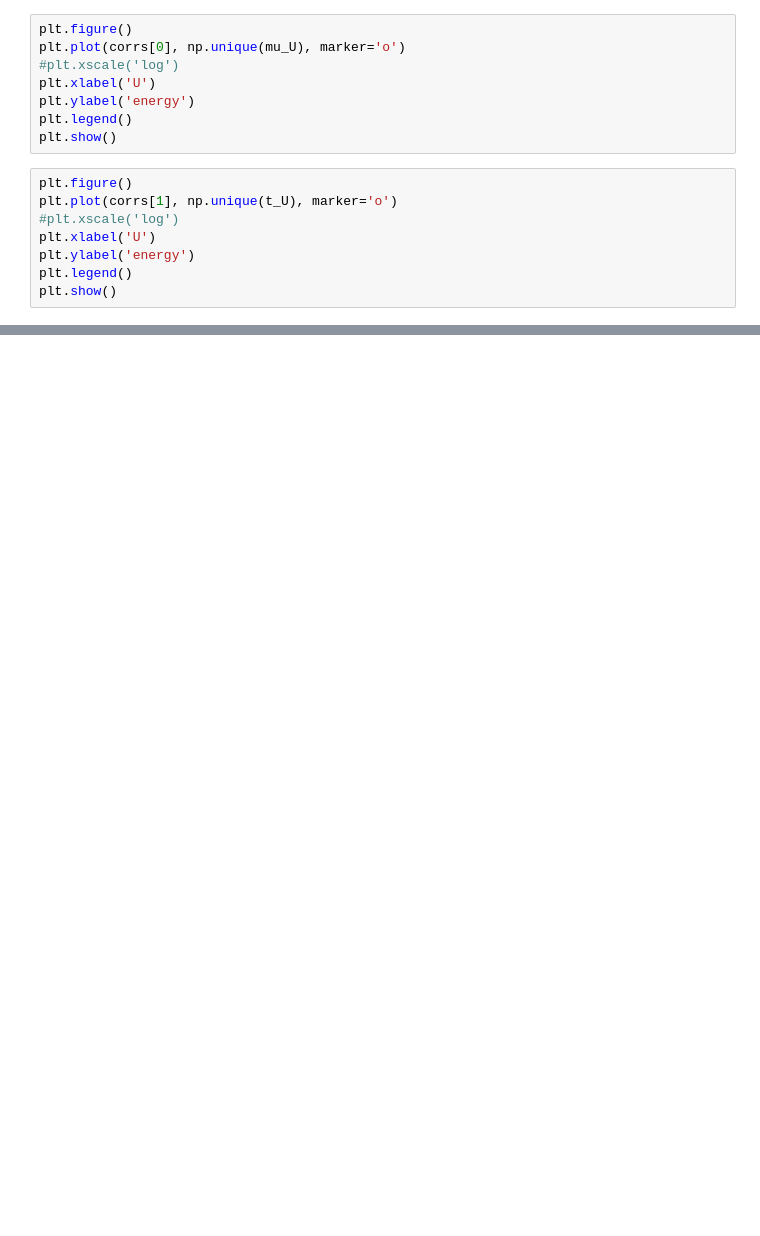
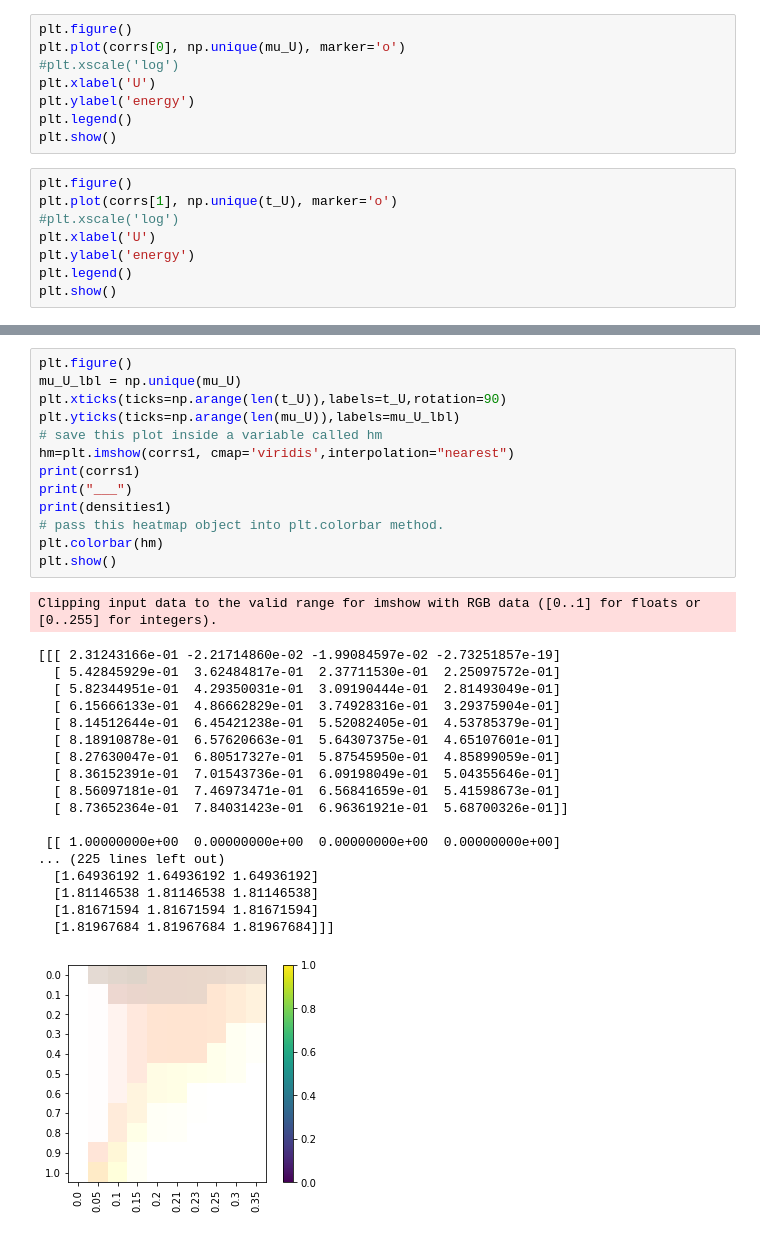
Before and after one commit to emilymayhaworth/CMMBPproject10, a Jupyter notebook: implementation_final.ipynb, the cells around one changed output, grey strips where cells are left out. Drawn from its saved outputs; the diff is of its cells as text; blank space fills up the shorter version.

```diff
--- a/implementation_final.ipynb
+++ b/implementation_final.ipynb
@@ -479,0 +520,33 @@ plt.show()
+# %%
+plt.figure()
+mu_U_lbl = np.unique(mu_U)
+plt.xticks(ticks=np.arange(len(t_U)),labels=t_U,rotation=90)
+plt.yticks(ticks=np.arange(len(mu_U)),labels=mu_U_lbl)
+# save this plot inside a variable called hm
+hm=plt.imshow(corrs1, cmap='viridis',interpolation="nearest")
+print(corrs1)
+print("___")
+print(densities1)
+# pass this heatmap object into plt.colorbar method.
+plt.colorbar(hm)
+plt.show()
+# %% [output]
+Clipping input data to the valid range for imshow with RGB data ([0..1] for floats or [0..255] for integers).
+[[[ 2.31243166e-01 -2.21714860e-02 -1.99084597e-02 -2.73251857e-19]
+  [ 5.42845929e-01  3.62484817e-01  2.37711530e-01  2.25097572e-01]
+  [ 5.82344951e-01  4.29350031e-01  3.09190444e-01  2.81493049e-01]
+  [ 6.15666133e-01  4.86662829e-01  3.74928316e-01  3.29375904e-01]
+  [ 8.14512644e-01  6.45421238e-01  5.52082405e-01  4.53785379e-01]
+  [ 8.18910878e-01  6.57620663e-01  5.64307375e-01  4.65107601e-01]
+  [ 8.27630047e-01  6.80517327e-01  5.87545950e-01  4.85899059e-01]
+  [ 8.36152391e-01  7.01543736e-01  6.09198049e-01  5.04355646e-01]
+  [ 8.56097181e-01  7.46973471e-01  6.56841659e-01  5.41598673e-01]
+  [ 8.73652364e-01  7.84031423e-01  6.96361921e-01  5.68700326e-01]]
+
+ [[ 1.00000000e+00  0.00000000e+00  0.00000000e+00  0.00000000e+00]
+... (225 lines left out)
+  [1.64936192 1.64936192 1.64936192]
+  [1.81146538 1.81146538 1.81146538]
+  [1.81671594 1.81671594 1.81671594]
+  [1.81967684 1.81967684 1.81967684]]]
+[figure, added]
```
Also changed, not shown: parts of 16 cells of this notebook, 1 other file.
